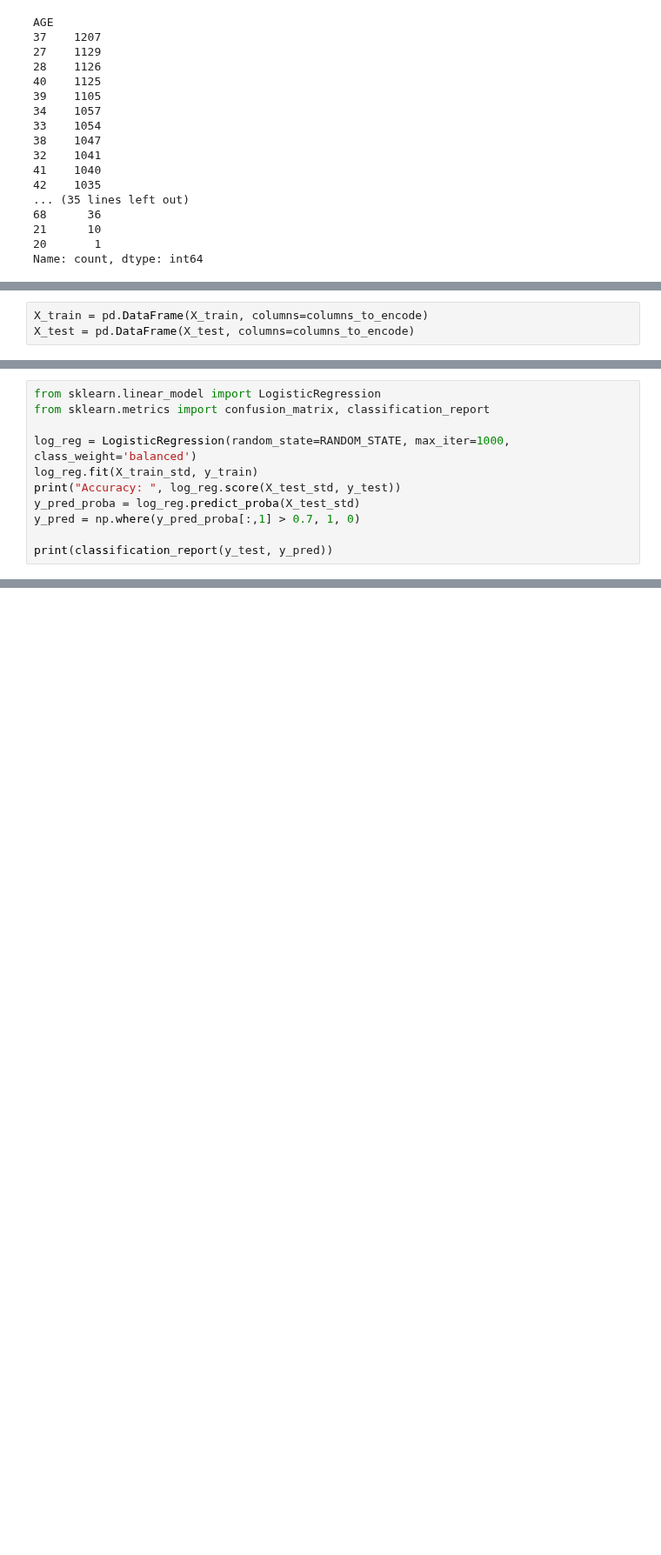
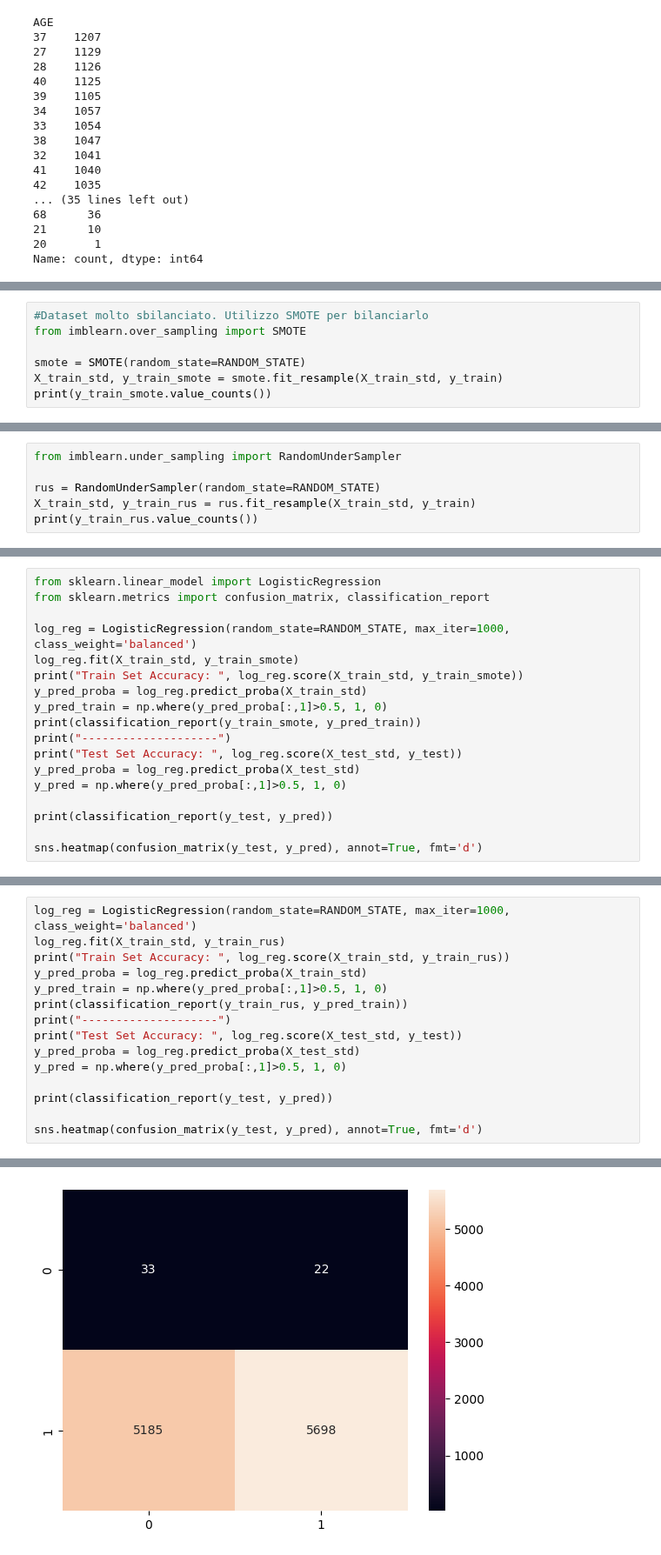
Before and after one commit to EnricoMiche1210760/prediction-of-creditworthiness-for-credit-card-issuance, a Jupyter notebook: main.ipynb, the cells around one changed output, grey strips where cells are left out. Shown at 87% size. Saved outputs shown, nothing was run; the diff lists cells and outputs as text; blank space fills up the shorter version.

```diff
--- a/main.ipynb
+++ b/main.ipynb
@@ -427,3 +426,0 @@ X_test = column_transformer.transform(X_test)
-# %%
-X_train = pd.DataFrame(X_train, columns=columns_to_encode)
-X_test = pd.DataFrame(X_test, columns=columns_to_encode)
@@ -449,0 +474,7 @@ ValueError: could not convert string to float: 'Laborers'
+# %%
+#Dataset molto sbilanciato. Utilizzo SMOTE per bilanciarlo
+from imblearn.over_sampling import SMOTE
+
+smote = SMOTE(random_state=RANDOM_STATE)
+X_train_std, y_train_smote = smote.fit_resample(X_train_std, y_train)
+print(y_train_smote.value_counts())
@@ -449,0 +486,6 @@ ValueError: could not convert string to float: 'Laborers'
+# %%
+from imblearn.under_sampling import RandomUnderSampler
+
+rus = RandomUnderSampler(random_state=RANDOM_STATE)
+X_train_std, y_train_rus = rus.fit_resample(X_train_std, y_train)
+print(y_train_rus.value_counts())
@@ -452,10 +499,17 @@ from sklearn.linear_model import LogisticRegression
 from sklearn.metrics import confusion_matrix, classification_report
 
 log_reg = LogisticRegression(random_state=RANDOM_STATE, max_iter=1000, class_weight='balanced')
-log_reg.fit(X_train_std, y_train)
-print("Accuracy: ", log_reg.score(X_test_std, y_test))
+log_reg.fit(X_train_std, y_train_smote)
+print("Train Set Accuracy: ", log_reg.score(X_train_std, y_train_smote))
+y_pred_proba = log_reg.predict_proba(X_train_std)
+y_pred_train = np.where(y_pred_proba[:,1]>0.5, 1, 0)
+print(classification_report(y_train_smote, y_pred_train))
+print("--------------------")
+print("Test Set Accuracy: ", log_reg.score(X_test_std, y_test))
 y_pred_proba = log_reg.predict_proba(X_test_std)
-y_pred = np.where(y_pred_proba[:,1] > 0.7, 1, 0)
+y_pred = np.where(y_pred_proba[:,1]>0.5, 1, 0)
 
 print(classification_report(y_test, y_pred))
+
+sns.heatmap(confusion_matrix(y_test, y_pred), annot=True, fmt='d')
 # %% [output]
@@ -470,0 +536,16 @@ weighted avg       0.99      0.05      0.09      7292
+# %%
+log_reg = LogisticRegression(random_state=RANDOM_STATE, max_iter=1000, class_weight='balanced')
+log_reg.fit(X_train_std, y_train_rus)
+print("Train Set Accuracy: ", log_reg.score(X_train_std, y_train_rus))
+y_pred_proba = log_reg.predict_proba(X_train_std)
+y_pred_train = np.where(y_pred_proba[:,1]>0.5, 1, 0)
+print(classification_report(y_train_rus, y_pred_train))
+print("--------------------")
+print("Test Set Accuracy: ", log_reg.score(X_test_std, y_test))
+y_pred_proba = log_reg.predict_proba(X_test_std)
+y_pred = np.where(y_pred_proba[:,1]>0.5, 1, 0)
+
+print(classification_report(y_test, y_pred))
+
+sns.heatmap(confusion_matrix(y_test, y_pred), annot=True, fmt='d')
+# %% [output]
@@ -471,3 +573,4 @@ weighted avg       0.99      0.05      0.09      7292
+[figure, added]
 # %%
 from sklearn.ensemble import RandomForestClassifier
 from sklearn.metrics import accuracy_score
```
Also changed, not shown: parts of 23 cells of this notebook.
